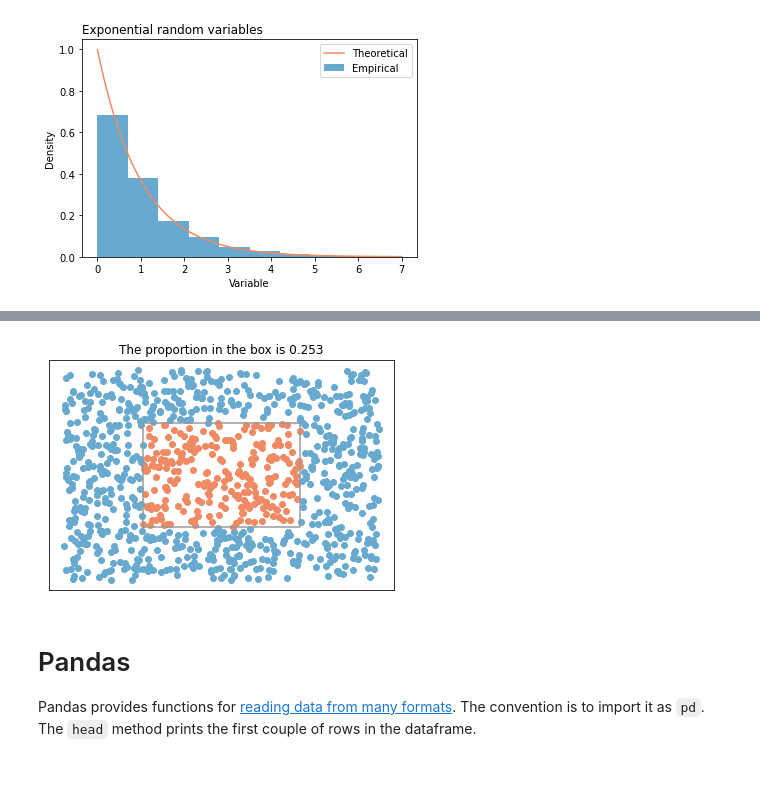
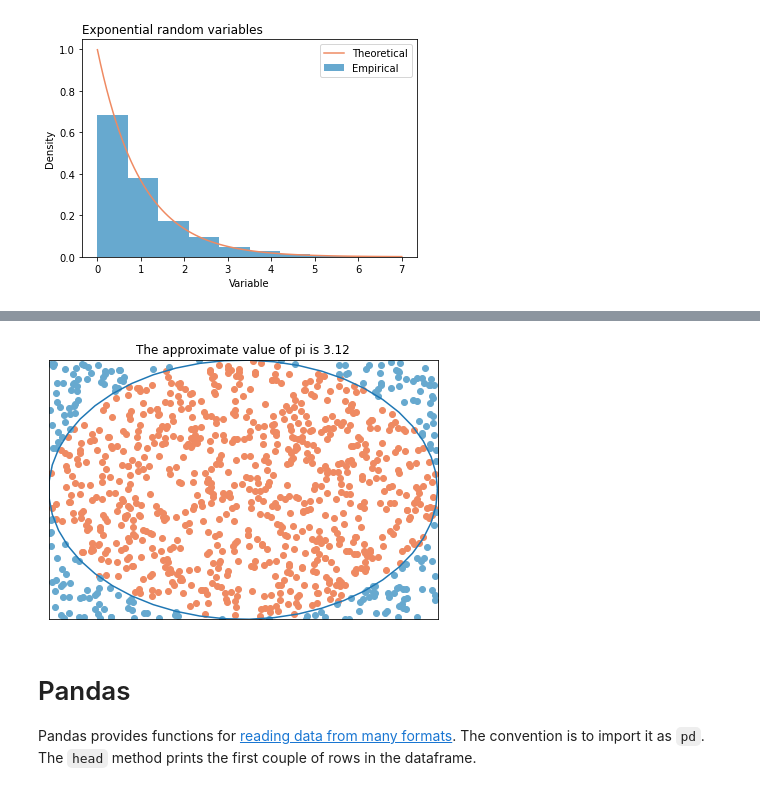
Before and after one commit to aezarebski/aas-extended-examples, a Jupyter notebook: example-0/example-0-answers.ipynb, the cells around one changed output, grey strips where cells are left out. Cells and saved outputs as stored; diff of their text form; code cells hidden in the pictures.

```diff
--- a/example-0/example-0-answers.ipynb
+++ b/example-0/example-0-answers.ipynb
@@ -223,20 +293,25 @@ Without looking at the answer below, attmpet to create this plot where the numbe
 
 <img src="./challenge-figure-box.png" style="width: 500px;"/>
 # %%
-x = np.random.uniform(size = 1000)
-y = np.random.uniform(size = 1000)
-mask = (0.25 < x) & (x < 0.75) & (0.25 < y) & (y < 0.75)
+x = np.random.uniform(-1,1,size = 1000)
+y = np.random.uniform(-1,1,size = 1000)
+deg = np.linspace(0,2*np.pi)
+x_circ = np.cos(deg)
+y_circ = np.sin(deg)
+mask = x ** 2 + y ** 2 < 1
 fig = plt.figure()
-ax = fig.add_axes([0.1,0.1,0.8,0.8])
-ax.plot([0.25,0.25,0.75,0.75,0.25], [0.25,0.75,0.75,0.25,0.25], color = "#999999")
+ax = fig.add_axes([0.1,0.1,0.9,0.9])
 ax.scatter(x[mask], y[mask], color = "#ef8a62")
 ax.scatter(x[np.logical_not(mask)], y[np.logical_not(mask)], color = "#67a9cf")
-ax.set_title('The proportion in the box is {x}'.format(x= mask.sum() / mask.size))
+ax.plot(x_circ, y_circ)
+ax.set_title(f'The approximate value of pi is {mask.sum()*4 / mask.size}')
 ax.get_xaxis().set_visible(False)
+ax.set_xlim(-1,1)
 ax.get_yaxis().set_visible(False)
+ax.set_ylim(-1,1)
 plt.show()
 # %% [output]
-[figure, old version]
+[figure, new version]
 # %% [markdown]
 # Pandas
 
```
Also changed, not shown: parts of 48 cells of this notebook.
